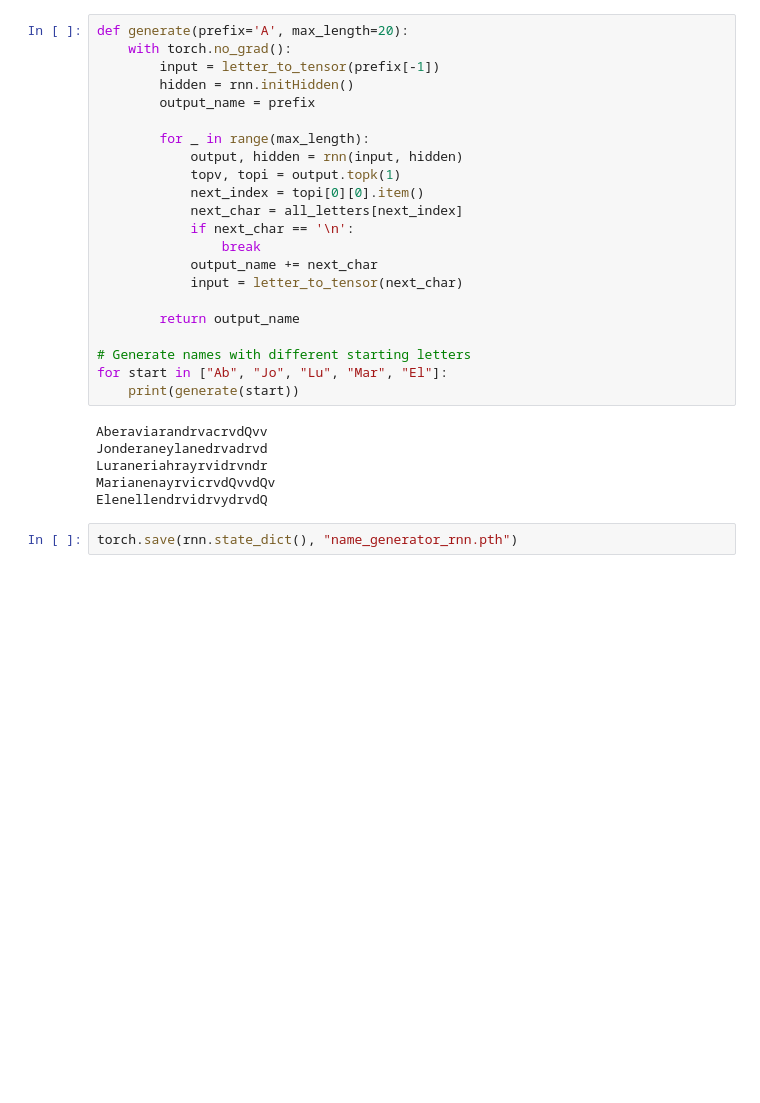
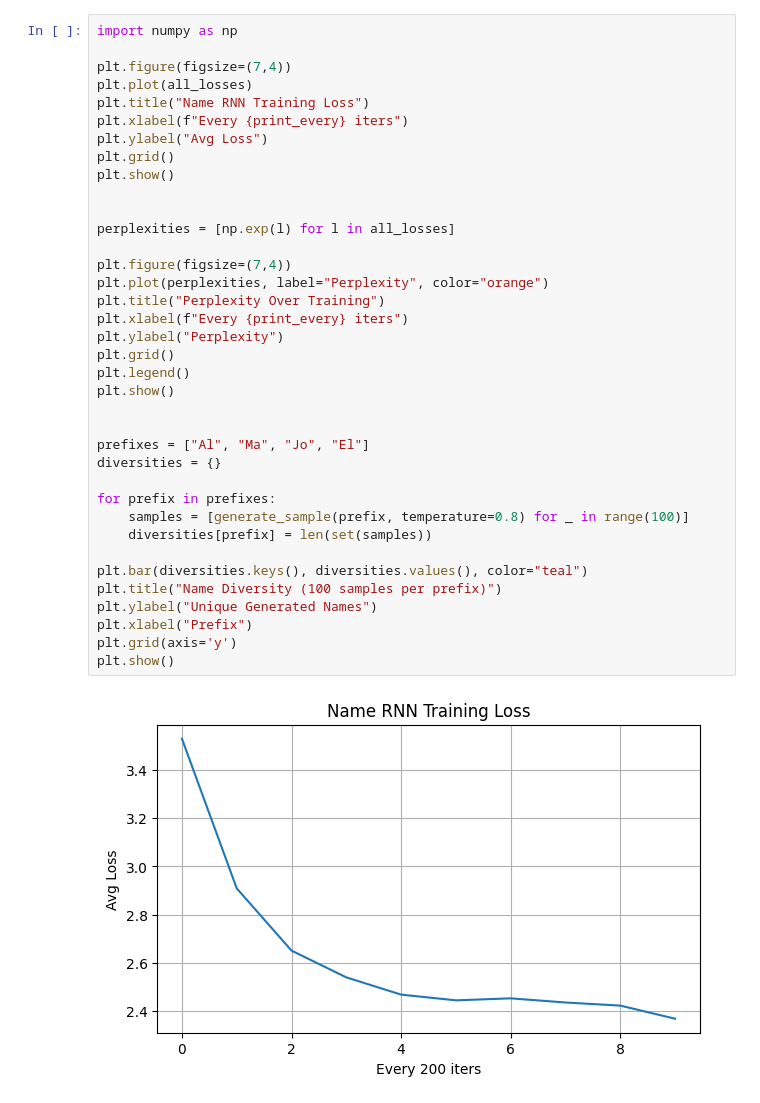
Before and after one commit to Biruk-gebru/RNNTraining-, a Jupyter notebook: RNNTask1.ipynb, the cells around one changed output. Cells and saved outputs as stored; diff of their text form; blank space fills up the shorter version.

```diff
--- a/RNNTask1.ipynb
+++ b/RNNTask1.ipynb
@@ -198,30 +153,39 @@ plt.show()
-# %%
-def generate(prefix='A', max_length=20):
-    with torch.no_grad():
-        input = letter_to_tensor(prefix[-1])
-        hidden = rnn.initHidden()
-        output_name = prefix
-
-        for _ in range(max_length):
-            output, hidden = rnn(input, hidden)
-            topv, topi = output.topk(1)
-            next_index = topi[0][0].item()
-            next_char = all_letters[next_index]
-            if next_char == '\n':
-                break
-            output_name += next_char
-            input = letter_to_tensor(next_char)
-
-        return output_name
-
-# Generate names with different starting letters
-for start in ["Ab", "Jo", "Lu", "Mar", "El"]:
-    print(generate(start))
-# %% [output]
-AberaviarandrvacrvdQvv
-Jonderaneylanedrvadrvd
-Luraneriahrayrvidrvndr
-MarianenayrvicrvdQvvdQv
-ElenellendrvidrvydrvdQ
-# %%
-torch.save(rnn.state_dict(), "name_generator_rnn.pth")
+# %%
+import numpy as np
+
+plt.figure(figsize=(7,4))
+plt.plot(all_losses)
+plt.title("Name RNN Training Loss")
+plt.xlabel(f"Every {print_every} iters")
+plt.ylabel("Avg Loss")
+plt.grid()
+plt.show()
+
+
+perplexities = [np.exp(l) for l in all_losses]
+
+plt.figure(figsize=(7,4))
+plt.plot(perplexities, label="Perplexity", color="orange")
+plt.title("Perplexity Over Training")
+plt.xlabel(f"Every {print_every} iters")
+plt.ylabel("Perplexity")
+plt.grid()
+plt.legend()
+plt.show()
+
+
+prefixes = ["Al", "Ma", "Jo", "El"]
+diversities = {}
+
+for prefix in prefixes:
+    samples = [generate_sample(prefix, temperature=0.8) for _ in range(100)]
+    diversities[prefix] = len(set(samples))
+
+plt.bar(diversities.keys(), diversities.values(), color="teal")
+plt.title("Name Diversity (100 samples per prefix)")
+plt.ylabel("Unique Generated Names")
+plt.xlabel("Prefix")
+plt.grid(axis='y')
+plt.show()
+# %% [output]
+[figure, added]
```
Also changed, not shown: parts of 12 cells of this notebook.
